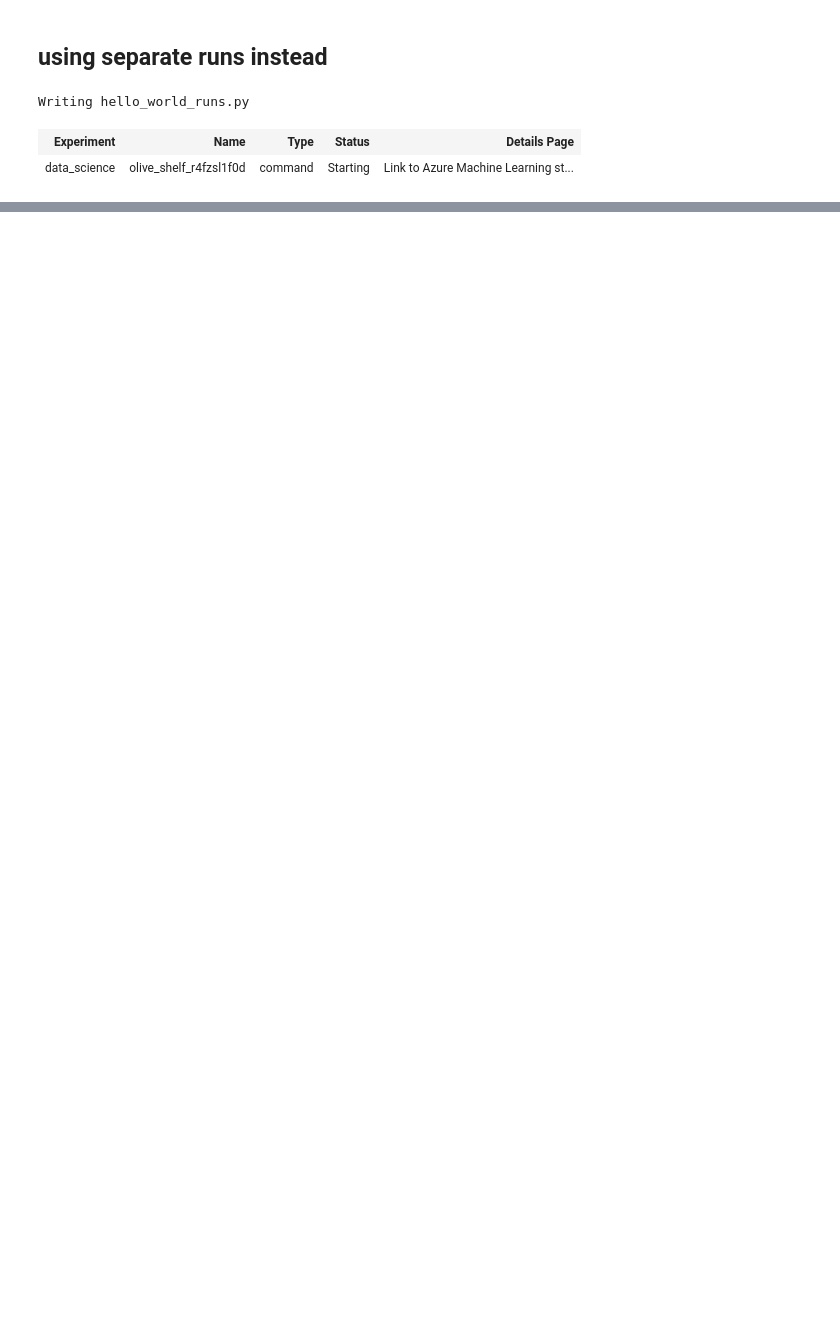
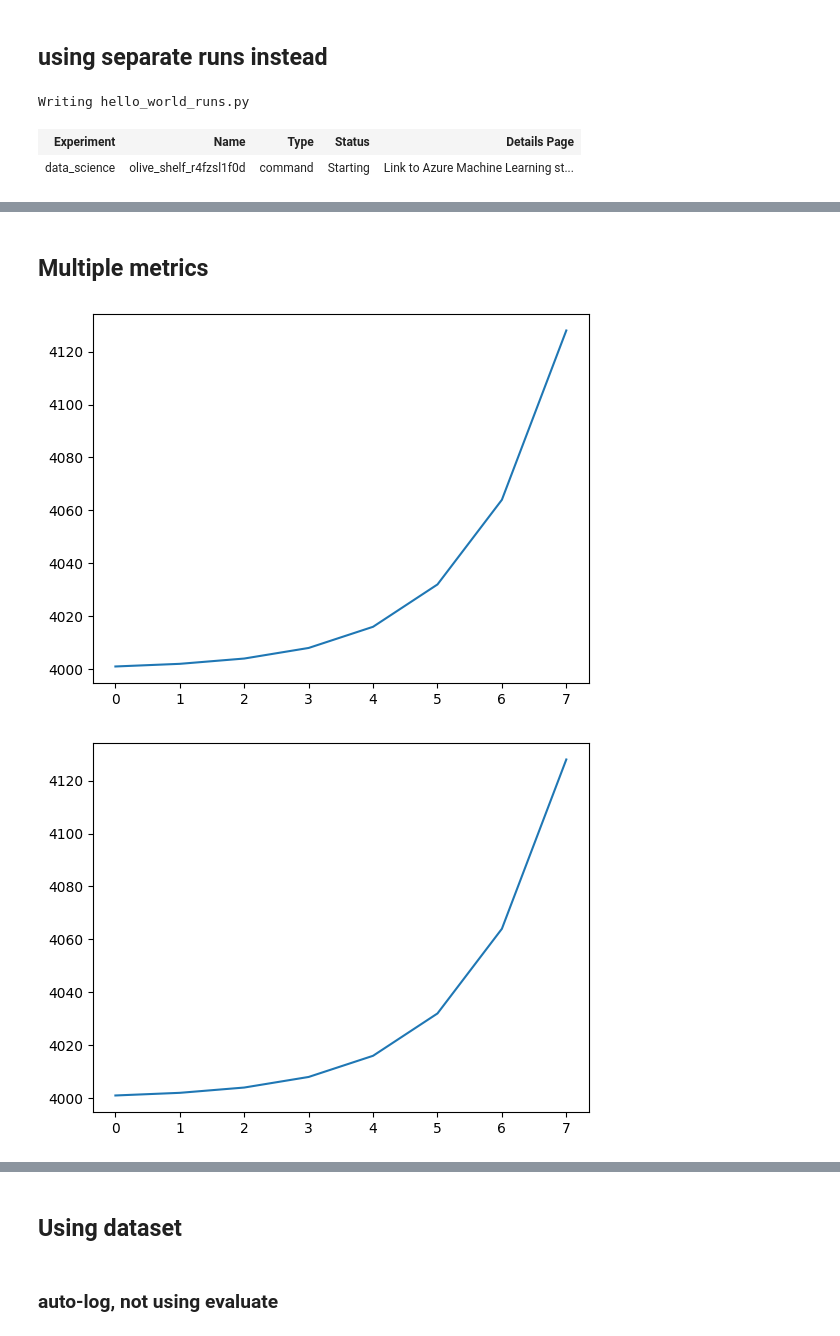
Before and after one commit to JaumeAmoresDS/home, a Jupyter notebook: posts/data_science/playing_with_mlflow.ipynb, the cells around one changed output, grey strips where cells are left out. Cells and saved outputs as stored; diff of their text form; code cells hidden in the pictures; blank space fills up the shorter version.

```diff
--- a/posts/data_science/playing_with_mlflow.ipynb
+++ b/posts/data_science/playing_with_mlflow.ipynb
@@ -307,0 +448,30 @@ ml_client.create_or_update(job)
+# %% [markdown]
+## Multiple metrics
+# %%
+mlflow.set_experiment("multiple-metrics")
+client = MlflowClient()
+
+names = ["John", "Mary", "Ana"]
+for idx, name in enumerate(names):
+    current_run = mlflow.start_run(run_name=str(idx)+"-bis-2")
+    mlflow.log_param ("name to log", name)
+    mlflow.log_metric ("length", len(name))
+
+    list_to_log = np.array([1, 2, 3, 2, 1, 2, 3, 2, 1])+len(name)*1000
+
+    client.log_batch(
+        current_run.info.run_id,
+        metrics=[
+            Metric(key="sample_list", value=val, timestamp=int(time.time() * 1000), step=0)
+            for val in list_to_log
+        ]
+    )
+
+    fig, ax = plt.subplots()
+    ax.plot(np.array([1,2,4,8,16,32,64,128]) + len(name)*1000)
+    mlflow.log_figure(fig, f"figure_{idx}.png")
+
+    mlflow.end_run ()
+# %% [output]
+[figure, added]
+[figure, added]
@@ -307,0 +479,4 @@ ml_client.create_or_update(job)
+# %% [markdown]
+## Using dataset
+# %% [markdown]
+### auto-log, not using evaluate
```
Also changed, not shown: parts of 53 cells of this notebook.
